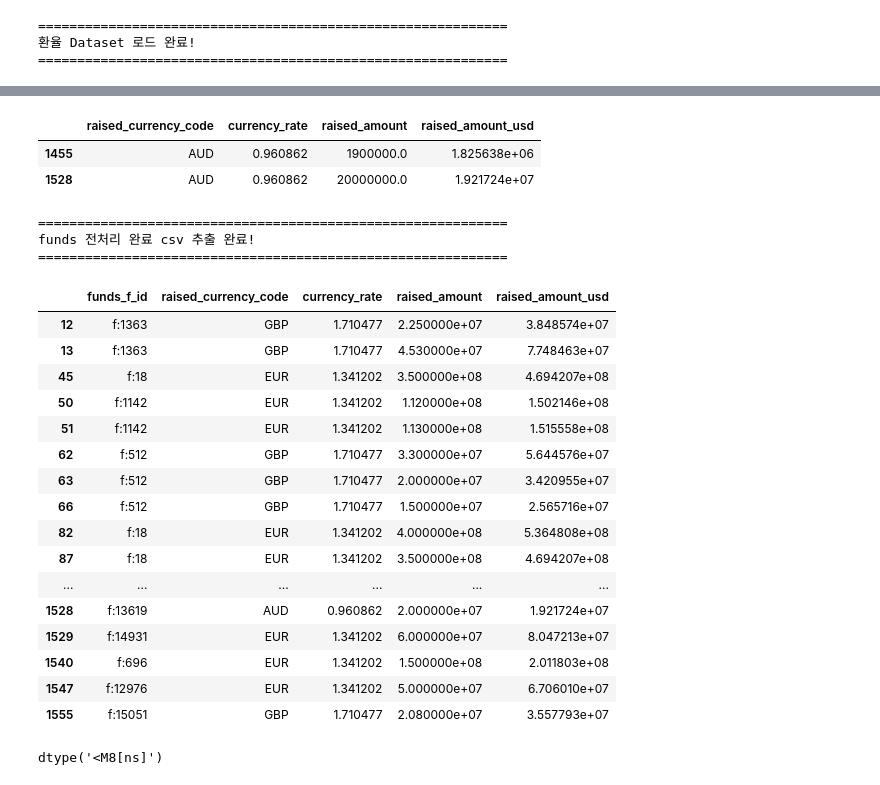
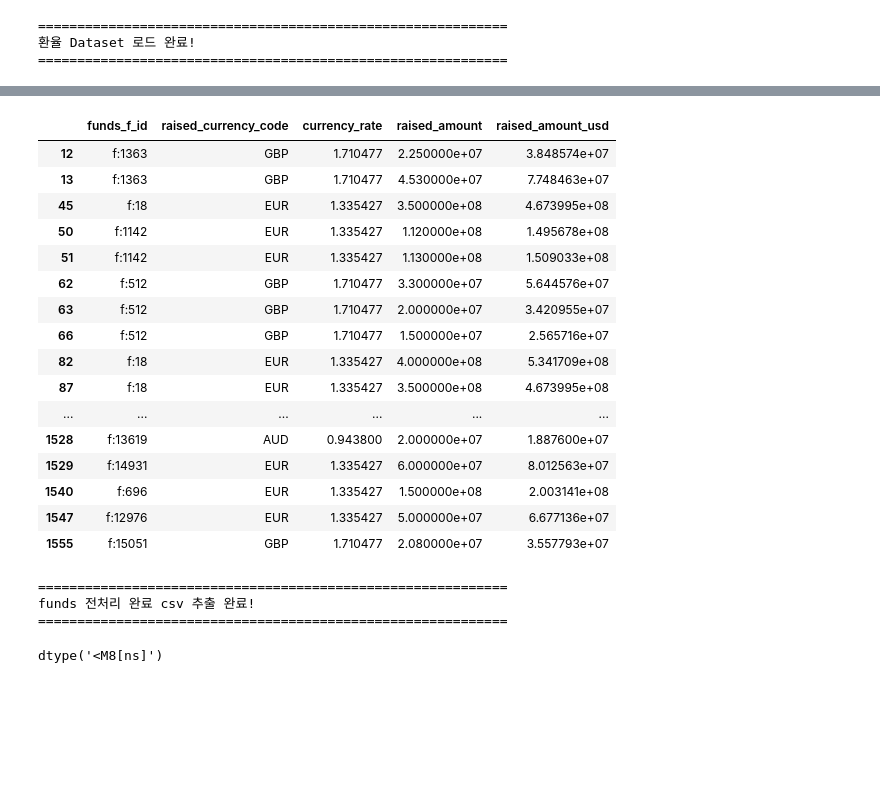
Before and after one commit to hiipseal/Final_project, a Jupyter notebook: sh_prep_v3.ipynb, the cells around one changed output, grey strips where cells are left out. Drawn from its saved outputs; the diff is of its cells as text; code cells hidden in the pictures; blank space fills up the shorter version.

```diff
--- a/sh_prep_v3.ipynb
+++ b/sh_prep_v3.ipynb
@@ -625,3 +645,12 @@ print(funds_cleaned[['funded_at', 'funded_year', 'funded_quarter']].head())
 # raised_amount
 #0값을 nan으로 대체
 funds_cleaned["raised_amount"] = funds_cleaned["raised_amount"].replace(0, np.nan)
+
+# 비공개 플래그 생성 → is_funds_raised_disclosed
+funds_cleaned["is_funds_raised_disclosed"] = np.nan
+funds_cleaned["is_funds_raised_disclosed"] = np.where(
+    funds_cleaned["raised_amount"].isna(),
+    1,
+    0
+)
+display(funds_cleaned["is_funds_raised_disclosed"].value_counts())
@@ -628,11 +662,11 @@ funds_cleaned["raised_amount"] = funds_cleaned["raised_amount"].replace(0, np.na
 # %%
-# Load Files
-usd_aud = pd.read_csv("./data/sohee/rate/USD_AUD_rate.csv")
-usd_cad = pd.read_csv("./data/sohee/rate/USD_CAD_rate.csv")
-usd_eur = pd.read_csv("./data/sohee/rate/USD_EUR_rate.csv")
-usd_gbp = pd.read_csv("./data/sohee/rate/USD_GBP_rate.csv")
-usd_jpy = pd.read_csv("./data/sohee/rate/USD_JPY_rate.csv")
-usd_sek = pd.read_csv("./data/sohee/rate/USD_SEK_rate.csv")
+# Load Files (경로확인 후 실행!)
+usd_aud = pd.read_csv("./data/rate/USD_AUD_rate.csv")
+usd_cad = pd.read_csv("./data/rate/USD_CAD_rate.csv")
+usd_eur = pd.read_csv("./data/rate/USD_EUR_rate.csv")
+usd_gbp = pd.read_csv("./data/rate/USD_GBP_rate.csv")
+usd_jpy = pd.read_csv("./data/rate/USD_JPY_rate.csv")
+usd_sek = pd.read_csv("./data/rate/USD_SEK_rate.csv")
 
 print("="*60)
 print("환율 Dataset 로드 완료!")
@@ -700,15 +734,15 @@ SEK
 # 환율 계산 함수
 def cal_rate(code):
     if code=="AUD":
-        cond1 = (usd_aud["observation_date"]>="2013-03-13") & (usd_aud["observation_date"]<="2013-11-01")
+        cond1 = (usd_aud["observation_date"]>="2013-11-01") & (usd_aud["observation_date"]<="2013-11-01")
         result = usd_aud.loc[cond1, "DEXUSAL"].mean()
 
     if code=="CAD":
-        cond2 = (usd_cad["observation_date"]>="2006-04-01") & (usd_cad["observation_date"]<="2013-11-12")
+        cond2 = (usd_cad["observation_date"]>="2009-12-21") & (usd_cad["observation_date"]<="2013-11-12")
         result = usd_cad.loc[cond2, "DEXCAUS"].mean()
 
     if code=="EUR":
-        cond3 = (usd_eur["observation_date"]>="2004-12-31") & (usd_eur["observation_date"]<="2013-12-09")
+        cond3 = (usd_eur["observation_date"]>="2009-12-01") & (usd_eur["observation_date"]<="2013-12-09")
         result = usd_eur.loc[cond3, "DEXUSEU"].mean()
 
 
@@ -717,7 +751,7 @@ def cal_rate(code):
         result = usd_gbp.loc[cond4, "DEXUSUK"].mean()
 
     if code=="JPY":
-        cond5 = (usd_jpy["observation_date"]>="2004-12-31") & (usd_jpy["observation_date"]<="2011-07-26")
+        cond5 = (usd_jpy["observation_date"]>="2010-11-10") & (usd_jpy["observation_date"]<="2010-11-10")
         result = usd_jpy.loc[cond5, "DEXJPUS"].mean()
 
     if code=="SEK":
@@ -740,38 +774,54 @@ funds_cleaned["currency_rate"] = np.nan
 avg_rate = {
     "AUD": aud_mean,   # 예: 0.75  (U.S. $ to 1 AUD 이면 곱셈)
     "CAD": cad_mean,   # 예: 0.85  (U.S. $ to 1 CAD 이면 곱셈)
     "EUR": eur_mean,
     "GBP": gbp_mean,
     "JPY": jpy_mean,   # 예: 110.0 (JPY to 1 USD 이면 나눗셈)
     "SEK": sek_mean,
     "USD": 1.0         # 이미 USD인 경우 그대로 사용
 }
 
 for cur, r in avg_rate.items():
     cond = funds_cleaned["raised_currency_code"] == cur
 
     # 방향에 따라 곱하거나 나누기
     if cur in ["AUD", "CAD", "EUR", "GBP"]:   # "U.S. $ to 1 통화" 타입
         funds_cleaned.loc[cond, "raised_amount_usd"] = (
             funds_cleaned.loc[cond, "raised_amount"] * r
         )
         funds_cleaned.loc[cond, "currency_rate"] = r
     elif cur in ["JPY", "SEK"]:               # "통화 to 1 U.S. $" 타입
         funds_cleaned.loc[cond, "raised_amount_usd"] = (
             funds_cleaned.loc[cond, "raised_amount"] / r
         )
         funds_cleaned.loc[cond, "currency_rate"] = r
     else:  # USD 등
         funds_cleaned.loc[cond, "raised_amount_usd"] = funds_cleaned.loc[cond, "raised_amount"]
         funds_cleaned.loc[cond, "currency_rate"] = r
 
 
-#예시 aud
-display(funds_cleaned.loc[cond1, ["raised_currency_code", "currency_rate", "raised_amount", "raised_amount_usd"]])
+#확인
+cond1 = (funds_cleaned["raised_currency_code"] != "USD")
+cond2 = (funds_cleaned["raised_amount"] > 0)
+display(funds_cleaned.loc[cond1 & cond2, ["funds_f_id","raised_currency_code", "currency_rate", "raised_amount", "raised_amount_usd"]])
 # %% [output]
-|  | raised_currency_code | currency_rate | raised_amount | raised_amount_usd |
-| 1455 | AUD | 0.960862 | 1900000.0 | 1.825638e+06 |
-| 1528 | AUD | 0.960862 | 20000000.0 | 1.921724e+07 |
+|  | funds_f_id | raised_currency_code | currency_rate | raised_amount | raised_amount_usd |
+| 12 | f:1363 | GBP | 1.710477 | 2.250000e+07 | 3.848574e+07 |
+| 13 | f:1363 | GBP | 1.710477 | 4.530000e+07 | 7.748463e+07 |
+| 45 | f:18 | EUR | 1.335427 | 3.500000e+08 | 4.673995e+08 |
+| 50 | f:1142 | EUR | 1.335427 | 1.120000e+08 | 1.495678e+08 |
+| 51 | f:1142 | EUR | 1.335427 | 1.130000e+08 | 1.509033e+08 |
+| 62 | f:512 | GBP | 1.710477 | 3.300000e+07 | 5.644576e+07 |
+| 63 | f:512 | GBP | 1.710477 | 2.000000e+07 | 3.420955e+07 |
+| 66 | f:512 | GBP | 1.710477 | 1.500000e+07 | 2.565716e+07 |
+| 82 | f:18 | EUR | 1.335427 | 4.000000e+08 | 5.341709e+08 |
+| 87 | f:18 | EUR | 1.335427 | 3.500000e+08 | 4.673995e+08 |
+| ... | ... | ... | ... | ... | ... |
+| 1528 | f:13619 | AUD | 0.943800 | 2.000000e+07 | 1.887600e+07 |
+| 1529 | f:14931 | EUR | 1.335427 | 6.000000e+07 | 8.012563e+07 |
+| 1540 | f:696 | EUR | 1.335427 | 1.500000e+08 | 2.003141e+08 |
+| 1547 | f:12976 | EUR | 1.335427 | 5.000000e+07 | 6.677136e+07 |
+| 1555 | f:15051 | GBP | 1.710477 | 2.080000e+07 | 3.557793e+07 |
 # %%
 funds_cleaned.to_csv("./data/clean/clean_funds_v3.csv", encoding="utf-8", index=False)
 print("="*60)
@@ -781,28 +831,6 @@ print("="*60)
 ============================================================
 funds 전처리 완료 csv 추출 완료!
 ============================================================
-# %%
-cond1 = (funds_cleaned["raised_currency_code"] != "USD")
-cond2 = (funds_cleaned["raised_amount"] > 0)
-display(funds_cleaned.loc[cond1 & cond2, ["funds_f_id","raised_currency_code", "currency_rate", "raised_amount", "raised_amount_usd"]])
-# %% [output]
-|  | funds_f_id | raised_currency_code | currency_rate | raised_amount | raised_amount_usd |
-| 12 | f:1363 | GBP | 1.710477 | 2.250000e+07 | 3.848574e+07 |
-| 13 | f:1363 | GBP | 1.710477 | 4.530000e+07 | 7.748463e+07 |
-| 45 | f:18 | EUR | 1.341202 | 3.500000e+08 | 4.694207e+08 |
-| 50 | f:1142 | EUR | 1.341202 | 1.120000e+08 | 1.502146e+08 |
-| 51 | f:1142 | EUR | 1.341202 | 1.130000e+08 | 1.515558e+08 |
-| 62 | f:512 | GBP | 1.710477 | 3.300000e+07 | 5.644576e+07 |
-| 63 | f:512 | GBP | 1.710477 | 2.000000e+07 | 3.420955e+07 |
-| 66 | f:512 | GBP | 1.710477 | 1.500000e+07 | 2.565716e+07 |
-| 82 | f:18 | EUR | 1.341202 | 4.000000e+08 | 5.364808e+08 |
-| 87 | f:18 | EUR | 1.341202 | 3.500000e+08 | 4.694207e+08 |
-| ... | ... | ... | ... | ... | ... |
-| 1528 | f:13619 | AUD | 0.960862 | 2.000000e+07 | 1.921724e+07 |
-| 1529 | f:14931 | EUR | 1.341202 | 6.000000e+07 | 8.047213e+07 |
-| 1540 | f:696 | EUR | 1.341202 | 1.500000e+08 | 2.011803e+08 |
-| 1547 | f:12976 | EUR | 1.341202 | 5.000000e+07 | 6.706010e+07 |
-| 1555 | f:15051 | GBP | 1.710477 | 2.080000e+07 | 3.557793e+07 |
 # %%
 funds_cleaned["funded_at"].dtype # Datetime64
 # %% [output]
```
Also changed, not shown: parts of 7 cells of this notebook.
